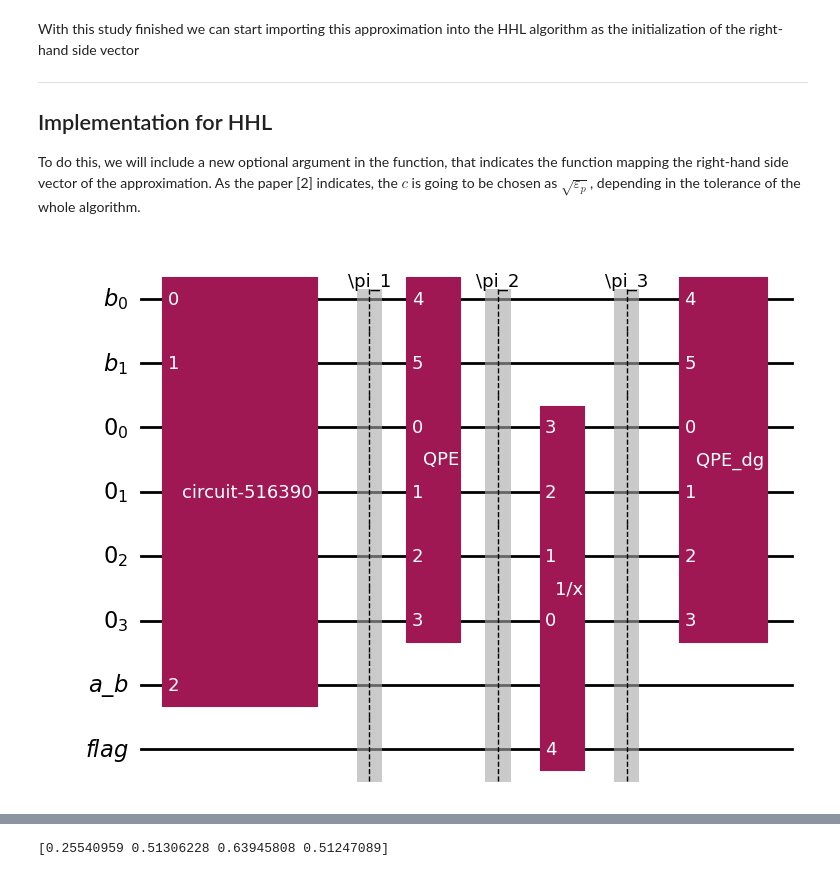
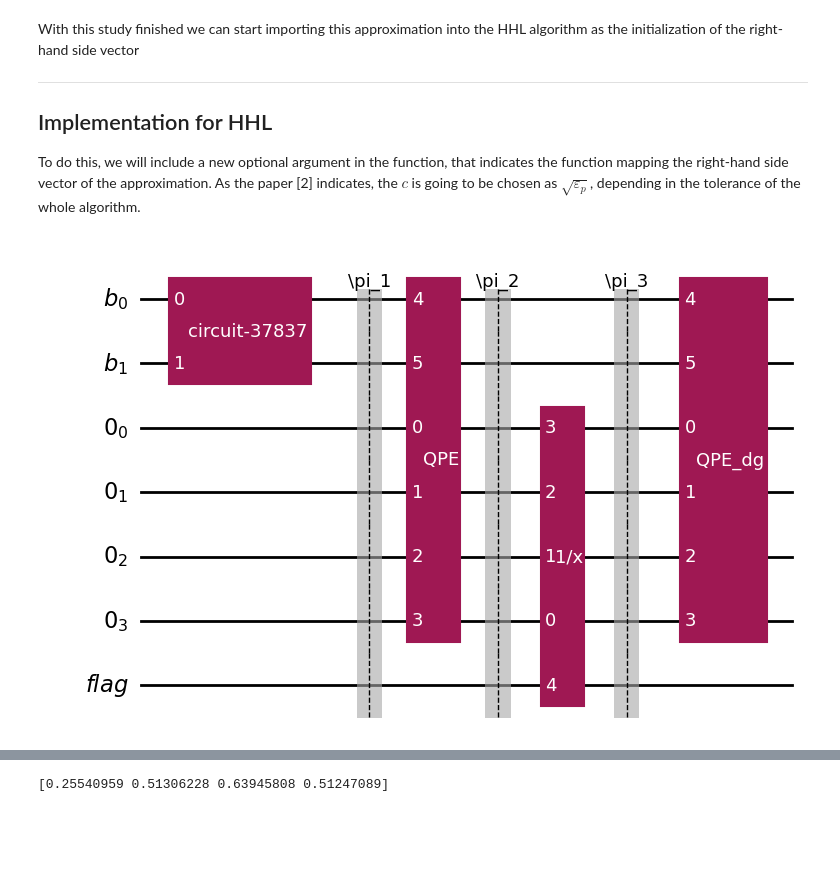
Before and after one commit to Nicofero/CITMAGA, a Jupyter notebook: b_side_approx.ipynb, the cells around one changed output, grey strips where cells are left out. Drawn from its saved outputs; the diff is of its cells as text; code cells hidden in the pictures; blank space fills up the shorter version.

```diff
--- a/b_side_approx.ipynb
+++ b/b_side_approx.ipynb
@@ -680,12 +680,12 @@ def build_circuit_test(matrix, vector, tolerance: float = 10e-3, flag: bool = Tr
         qc.measure_all()
     return qc,scaling
 # %%
-vector = 2
-matrix=tridiag_matrix(2,-1,2**vector)
-hhl,_ = build_circuit_test(matrix,vector,fnc='x')
+vector = np.array([1]*4)
+matrix=tridiag_matrix(2,-1,4)
+hhl,_ = build_circuit_test(matrix,vector)
 hhl.draw('mpl')
 # %% [output]
-[figure, old version]
+[figure, new version]
 # %%
 vector = np.array(b_from_func('x',4))
 matrix = tridiag_matrix(2,-1,4)
```
Also changed, not shown: parts of 8 cells of this notebook, 1 other file.
